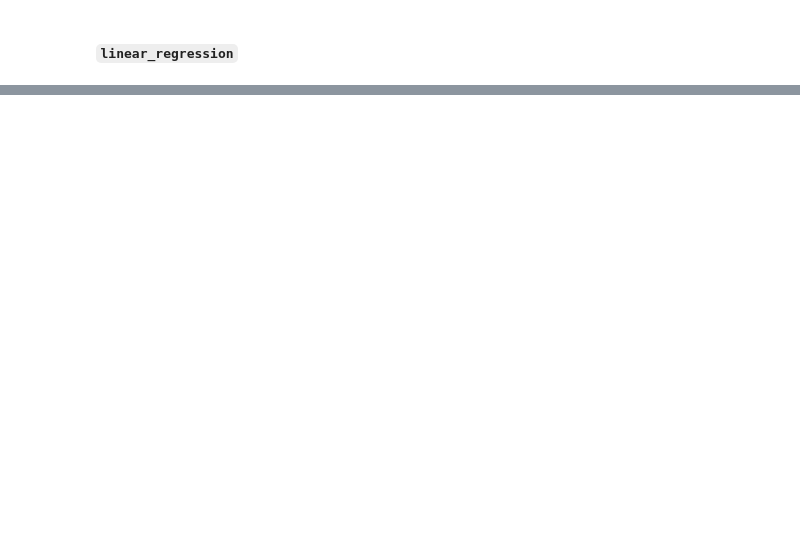
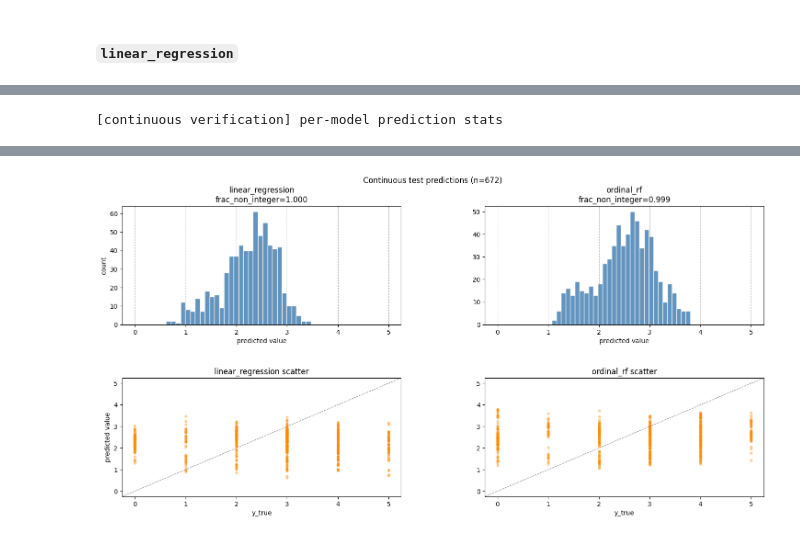
Before and after one commit to EstelleWang-UofT/ML-for-Women, a Jupyter notebook: notebooks/physical activity/4 fatigue regression.ipynb, the cells around one changed output, grey strips where cells are left out. Cells and saved outputs as stored; diff of their text form; code cells hidden in the pictures; blank space fills up the shorter version.

```diff
--- a/notebooks/physical activity/4 fatigue regression.ipynb
+++ b/notebooks/physical activity/4 fatigue regression.ipynb
@@ -435,0 +281,12 @@ print_all_models_feature_importance(
+# %%
+print_and_plot_continuous_test_predictions(
+    bundle,
+    ordinal_best_params,
+    ORDINAL_MODELS,
+    models=[
+        "linear_regression",
+        "ordinal_rf",
+    ],
+)
+# %% [output]
+[continuous verification] per-model prediction stats
@@ -435,0 +297 @@ print_all_models_feature_importance(
+[figure, added]
```
Also changed, not shown: parts of 33 cells of this notebook, 4 other files.
